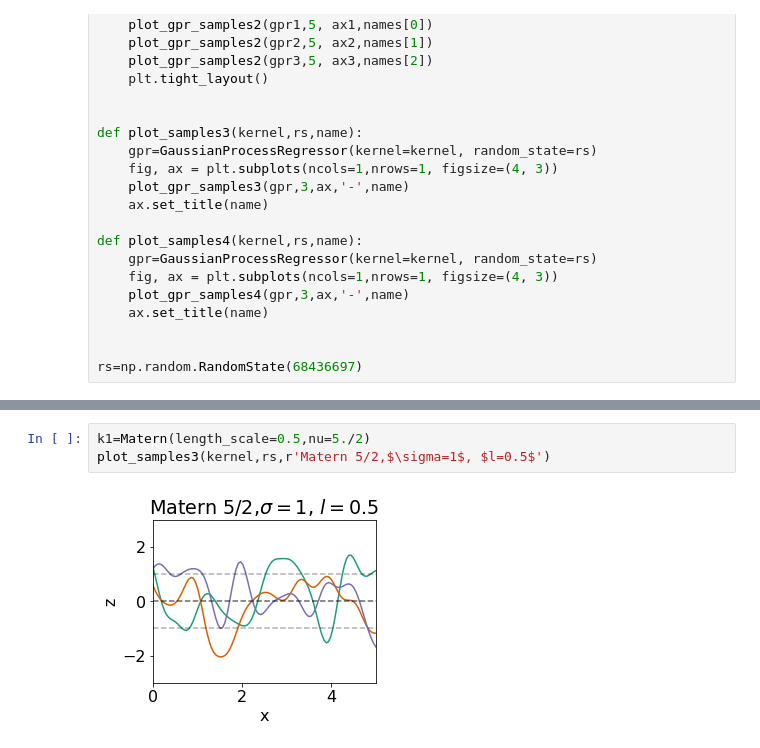
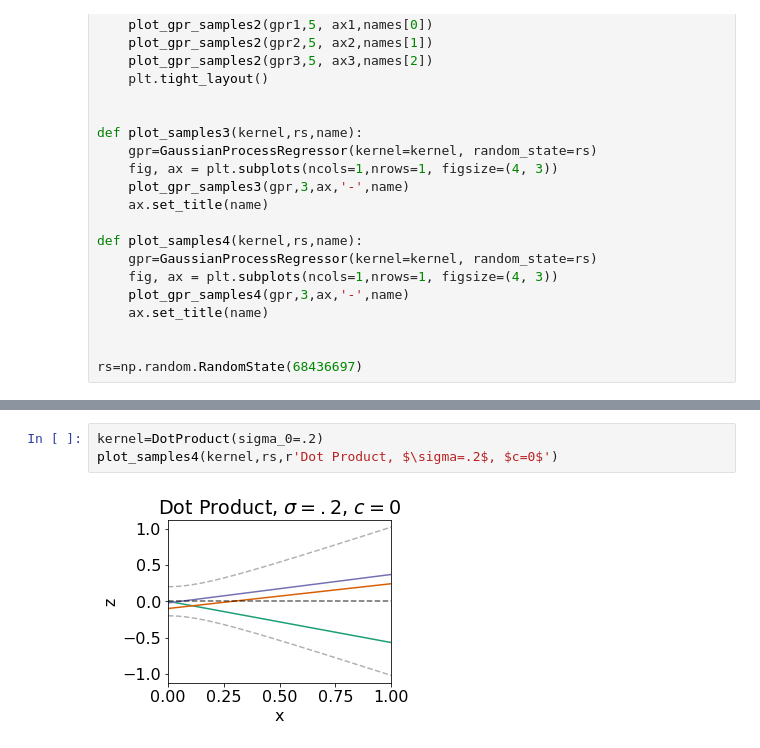
Before and after one commit to nleoni95/code2, a Jupyter notebook: figures/trajectoires_processusgaussiens.ipynb, the cells around one changed output, grey strips where cells are left out. Saved outputs shown, nothing was run; the diff lists cells and outputs as text.

```diff
--- a/figures/trajectoires_processusgaussiens.ipynb
+++ b/figures/trajectoires_processusgaussiens.ipynb
@@ -351,8 +342,8 @@ plot_samples3(kernel,rs,r'SqExp, $\sigma=1$, $l=0.3$')
-# %%
-k1=Matern(length_scale=0.5,nu=5./2)
-plot_samples3(kernel,rs,r'Matern 5/2,$\sigma=1$, $l=0.5$')
-# %% [output]
-[figure, removed]
+# %%
+kernel=DotProduct(sigma_0=.2)
+plot_samples4(kernel,rs,r'Dot Product, $\sigma=.2$, $c=0$')
+# %% [output]
+[figure, added]
 # %%
 sigma=1E4
 kernel=RBF(length_scale=30)
```
Also changed, not shown: parts of 11 cells of this notebook, 40 other files.
